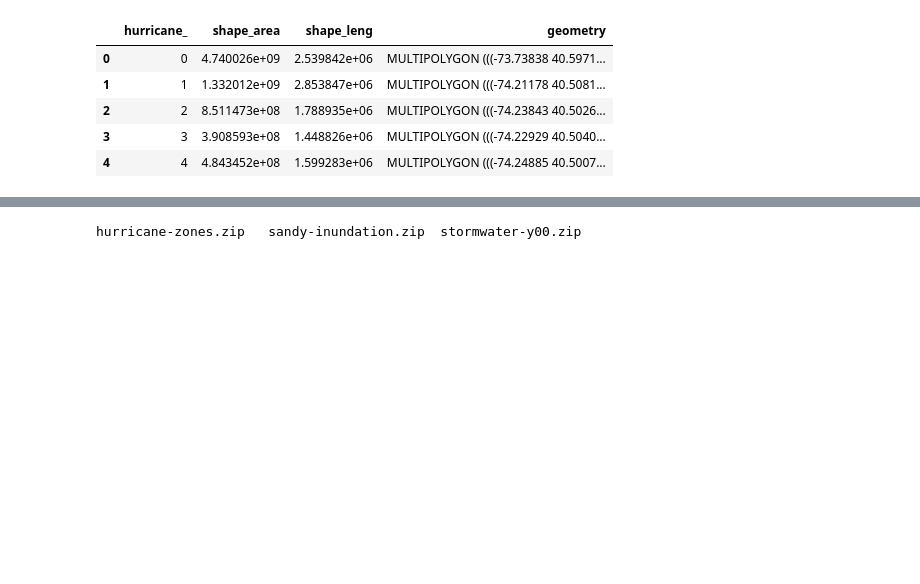
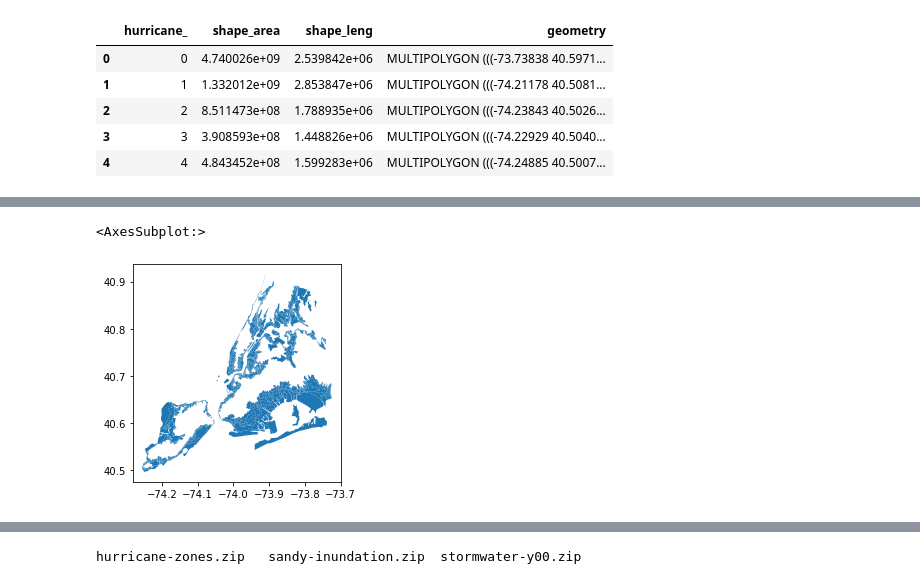
Before and after one commit to mebauer/nyc-flood-layers, a Jupyter notebook: download-layers.ipynb, the cells around one changed output, grey strips where cells are left out. Drawn from its saved outputs; the diff is of its cells as text; code cells hidden in the pictures; blank space fills up the shorter version.

```diff
--- a/download-layers.ipynb
+++ b/download-layers.ipynb
@@ -105,3 +134,12 @@ hurricanes_gdf.plot()
+# %%
+# sanity check plot, only plot hurricane categories
+(hurricanes_gdf
+ .loc[~hurricanes_gdf['hurricane_'].isin(['X', '0'])]
+ .plot()
+)
+# %% [output]
+<AxesSubplot:>
+[figure, added]
 # %% [markdown]
 # NYC Stormwater Flood Map - Moderate Flood with Current Sea Levels
 Source: https://data.cityofnewyork.us/Environment/NYC-Stormwater-Flood-Map-Moderate-Flood-with-Curre/7r5q-vr7p
```
Also changed, not shown: parts of 64 cells of this notebook.
